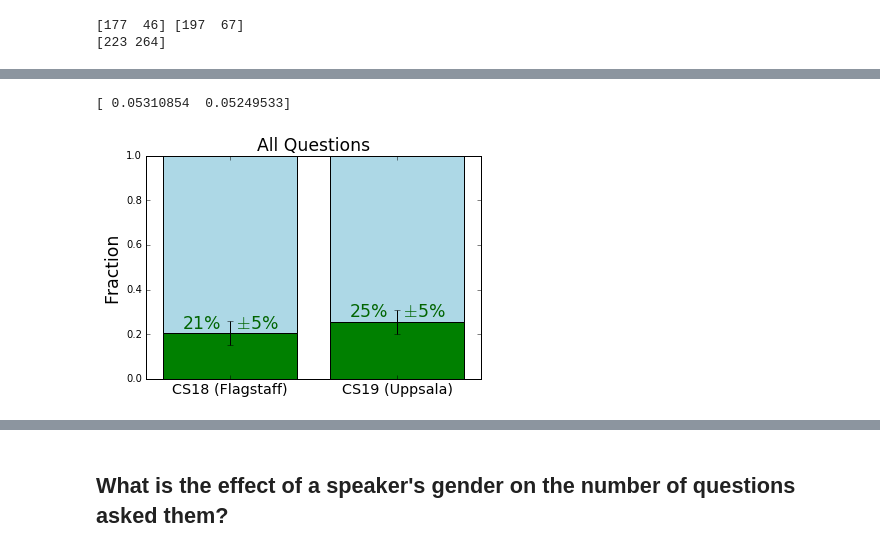
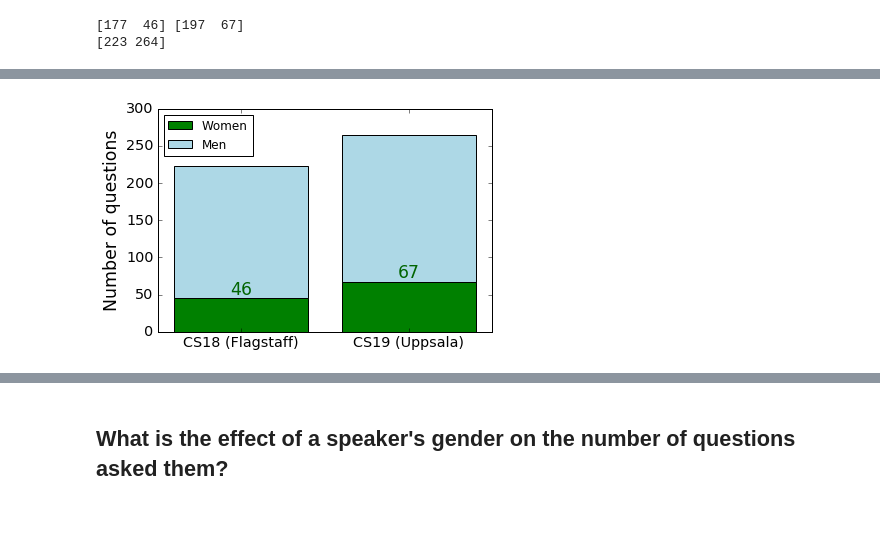
Before and after one commit to jradavenport/Gender-in-Astro, a Jupyter notebook: analysis/coolstars/douglas_coolstars_analysis.ipynb, the cells around one changed output, grey strips where cells are left out. Drawn from its saved outputs; the diff is of its cells as text; code cells hidden in the pictures; blank space fills up the shorter version.

Commit message:
tidy plot generation, add commentary

```diff
--- a/analysis/coolstars/douglas_coolstars_analysis.ipynb
+++ b/analysis/coolstars/douglas_coolstars_analysis.ipynb
@@ -82,3 +116,30 @@ combined_q, combined_count = split_questions(combined["Questions"])
+# %%
+def compare_counts(women_count, men_count, totals_conference,
+                    colors=["Green","LightBlue"],
+                    xlabels=["CS18 (Flagstaff)","CS19 (Uppsala)"]):
+    fig = plt.figure()
+    ax = plt.subplot(111)
+
+    x_num = np.array([0,1])
+    ax.bar(x_num, women_count, width=0.8, color="Green",
+           align="center", label="Women")
+    ax.bar(x_num, men_count, width=0.8, color="LightBlue",
+           align="center",bottom=women_count,label="Men")
+
+    ax.text(x_num[0],women_count[0]*1.1,"{0:.0f}".format(women_count[0]),
+            color="DarkGreen",horizontalalignment='center',fontsize="xx-large")
+    ax.text(x_num[1],women_count[1]*1.1,"{0:.0f}".format(women_count[1]),
+            color="DarkGreen",horizontalalignment='center',fontsize="xx-large")
+
+
+    ax.set_ylabel("Number of talks",fontsize="xx-large")
+    ax.set_xticks(x_num)
+    ax.set_xticklabels(xlabels,fontsize="x-large")
+    ax.set_xlim(-0.5,1.5)
+    ax.tick_params(labelsize="x-large")
+    legend = ax.legend(loc="best")
+    frame = legend.get_frame()
+    frame.set_facecolor('w')
 # %%
 x = np.array(["Men", "Women"])
 x_num = np.array([0,1])
@@ -121,28 +162,7 @@ plt.savefig("raw_questions.eps",bbox_inches="tight")
-# %%
-fig = plt.figure()
-ax = plt.subplot(111)
-
-ax.bar(x_num, women_count/totals_conference, width=0.8, color="Green",
-       align="center",label="Women")
-ax.bar(x_num, men_count/totals_conference, width=0.8, color="LightBlue",
-       align="center", bottom=women_count/totals_conference,label="Men")
-
-frac = women_count/totals_conference
-unc = binom_unc(frac,totals_conference)
-print(unc)
-ax.text(x_num[0],frac[0]*1.1,"{0:.0f}%   $\pm${1:.0f}%".format(frac[0]*100,unc[0]*100),
-        color="DarkGreen",horizontalalignment='center',fontsize="xx-large")
-ax.text(x_num[1],frac[1]*1.1,"{0:.0f}%   $\pm${1:.0f}%".format(frac[1]*100,unc[1]*100),
-        color="DarkGreen",horizontalalignment='center',fontsize="xx-large")
-ax.errorbar(x_num,frac,unc,color="k",ecolor="k",lw=0,elinewidth=1,zorder=100)
-
-ax.set_title("All Questions",fontsize="xx-large")
-ax.set_ylabel("Fraction",fontsize="xx-large")
-ax.set_xticks(x_num)
-ax.set_xticklabels(["CS18 (Flagstaff)","CS19 (Uppsala)"],fontsize="x-large")
-ax.set_xlim(-0.5,1.5)
-
-plt.savefig("raw_percentages.eps",bbox_inches="tight")
-# %% [output]
-[ 0.05310854  0.05249533]
-[figure, removed]
+# %%
+compare_counts(women_count, men_count, totals_conference)
+ax = plt.gca()
+ax.set_ylabel("Number of questions",fontsize="xx-large")
+plt.savefig("raw_questions.eps",bbox_inches="tight")
+# %% [output]
+[figure, added]
```
Also changed, not shown: parts of 31 cells of this notebook.
